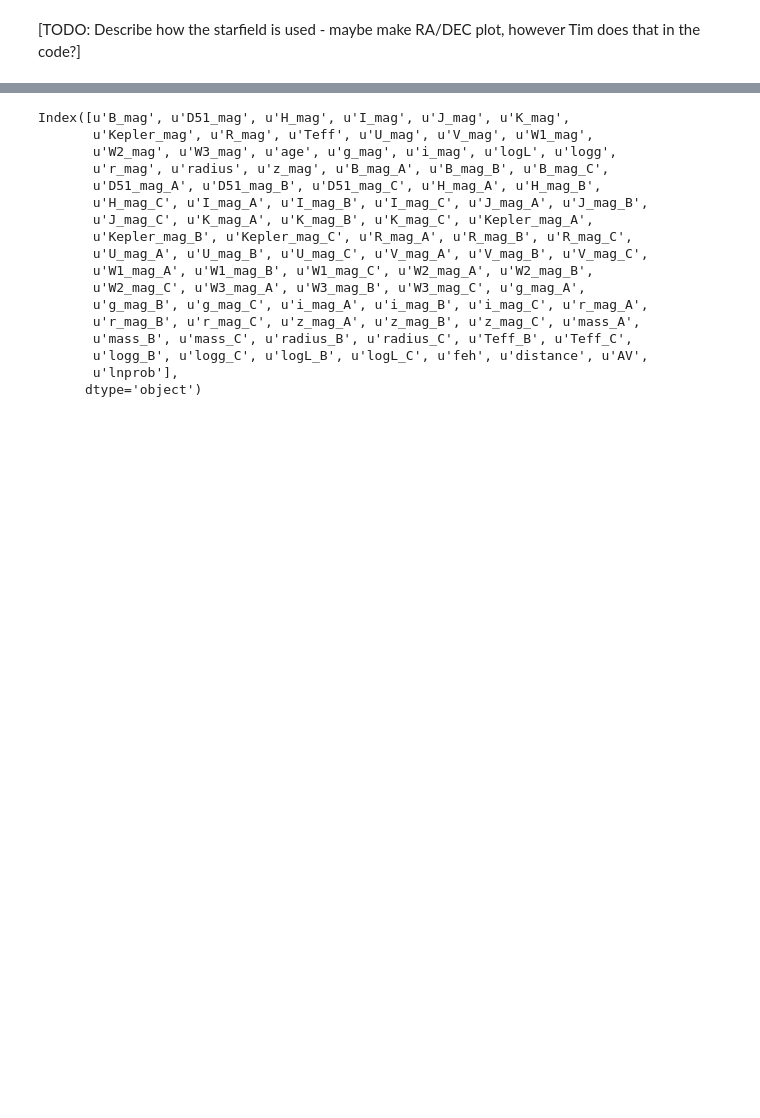
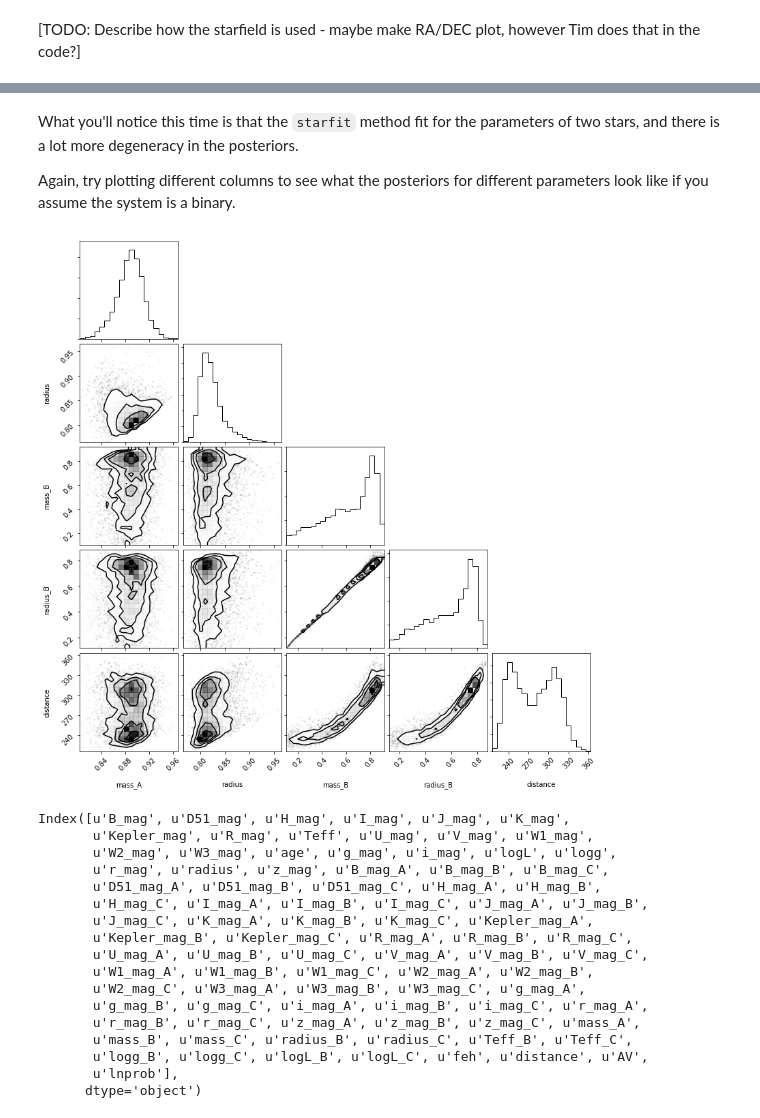
Before and after one commit to timothydmorton/vespa-tutorial, a Jupyter notebook: Notebooks/Tutorial_draft.ipynb, the cells around one changed output, grey strips where cells are left out. Drawn from its saved outputs; the diff is of its cells as text; code cells hidden in the pictures; blank space fills up the shorter version.

```diff
--- a/Notebooks/Tutorial_draft.ipynb
+++ b/Notebooks/Tutorial_draft.ipynb
@@ -168,0 +231,3 @@ Part of the uncertainty in our understanding of planets comes from our uncertain
+# %%
+model_double = pd.read_hdf(folder + "dartmouth_starmodel_binary.h5",'samples')
+model_double.columns
@@ -169 +248,10 @@ Part of the uncertainty in our understanding of planets comes from our uncertain
+# %% [markdown]
+What you'll notice this time is that the `starfit` method fit for the parameters of two stars, and there is a lot more degeneracy in the posteriors.
+
+Again, try plotting different columns to see what the posteriors for different parameters look like if you assume the system is a binary.
+# %%
+params = ['mass_A', 'radius', 'mass_B', 'radius_B', 'distance',]
+double_fig = corner.corner(model_double[params], labels=params)
+# %% [output]
+[figure, added]
 # %%
```
Also changed, not shown: parts of 26 cells of this notebook.
